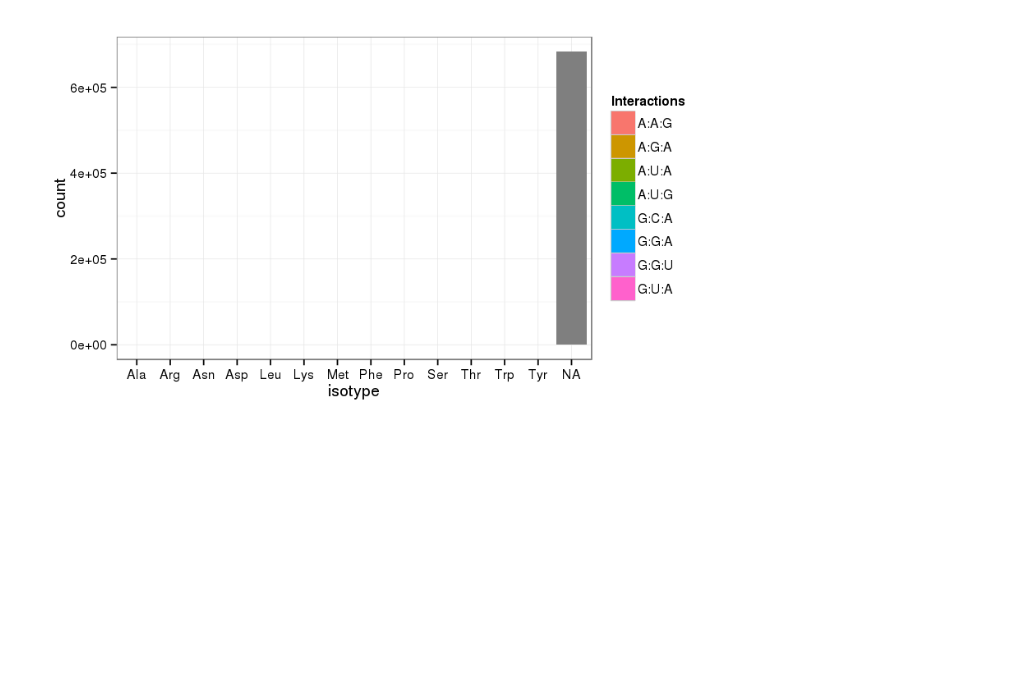
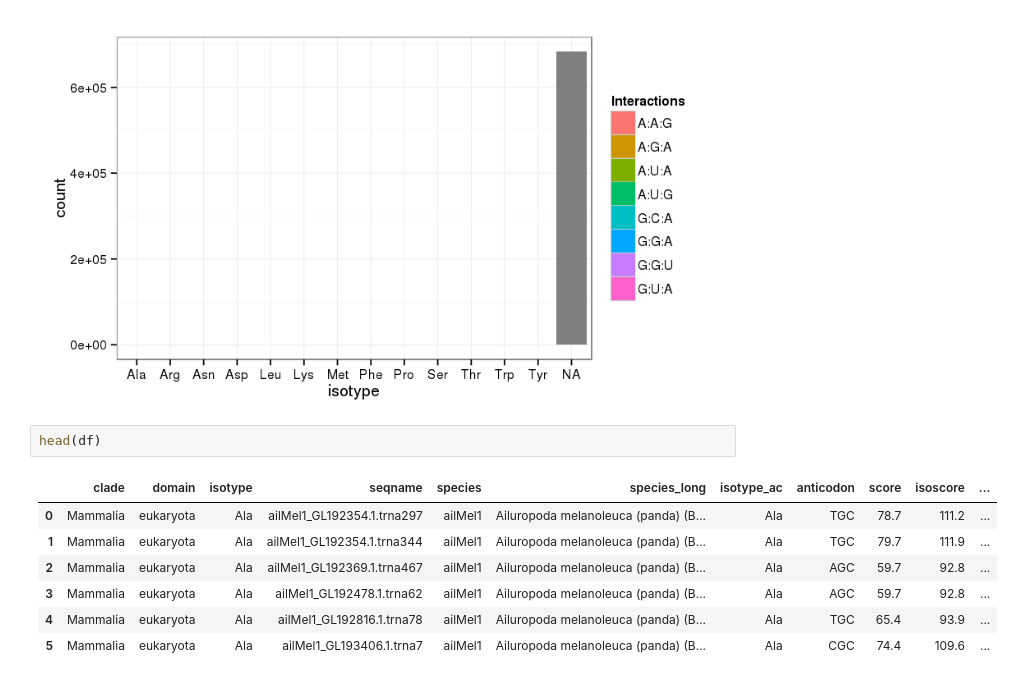
Before and after one commit to bylin/euk-features, a Jupyter notebook: notebooks/tertiary-interactions.ipynb, the cells around one changed output. Saved outputs shown, nothing was run; the diff lists cells and outputs as text; blank space fills up the shorter version.

```diff
--- a/notebooks/tertiary-interactions.ipynb
+++ b/notebooks/tertiary-interactions.ipynb
@@ -148,6 +164,16 @@ ggplot(df3, aes(x=isotype, fill=Interactions)) + geom_bar()
 #chisq.test(table(df3$Interactions, droplevels(df3$isotype)))
 # %% [output]
 [figure]
+# %%
+head(df)
+# %% [output]
+|  | clade | domain | isotype | seqname | species | species_long | isotype_ac | anticodon | score | isoscore | ... |
+| 0 | Mammalia | eukaryota | Ala | ailMel1_GL192354.1.trna297 | ailMel1 | Ailuropoda melanoleuca (panda) (B... | Ala | TGC | 78.7 | 111.2 | ... |
+| 1 | Mammalia | eukaryota | Ala | ailMel1_GL192354.1.trna344 | ailMel1 | Ailuropoda melanoleuca (panda) (B... | Ala | TGC | 79.7 | 111.9 | ... |
+| 2 | Mammalia | eukaryota | Ala | ailMel1_GL192369.1.trna467 | ailMel1 | Ailuropoda melanoleuca (panda) (B... | Ala | AGC | 59.7 | 92.8 | ... |
+| 3 | Mammalia | eukaryota | Ala | ailMel1_GL192478.1.trna62 | ailMel1 | Ailuropoda melanoleuca (panda) (B... | Ala | AGC | 59.7 | 92.8 | ... |
+| 4 | Mammalia | eukaryota | Ala | ailMel1_GL192816.1.trna78 | ailMel1 | Ailuropoda melanoleuca (panda) (B... | Ala | TGC | 65.4 | 93.9 | ... |
+| 5 | Mammalia | eukaryota | Ala | ailMel1_GL193406.1.trna7 | ailMel1 | Ailuropoda melanoleuca (panda) (B... | Ala | CGC | 74.4 | 109.6 | ... |
 # %%
 nrow(df3)
 # %% [output]
```
Also changed, not shown: parts of 7 cells of this notebook.
